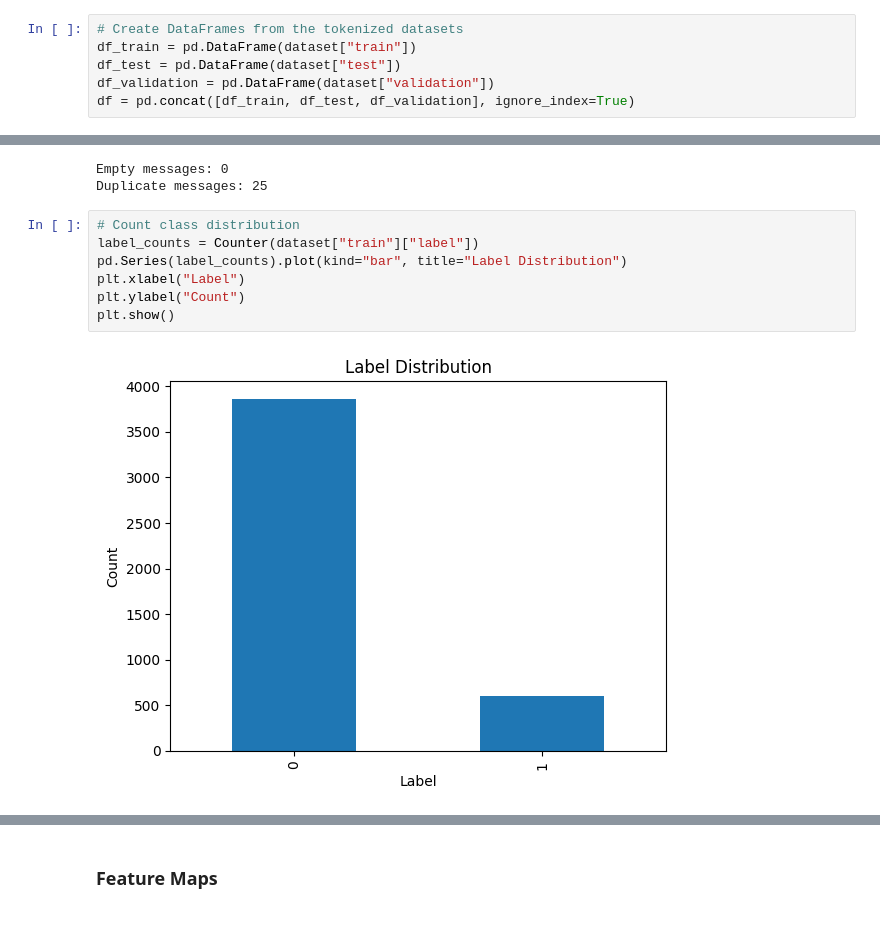
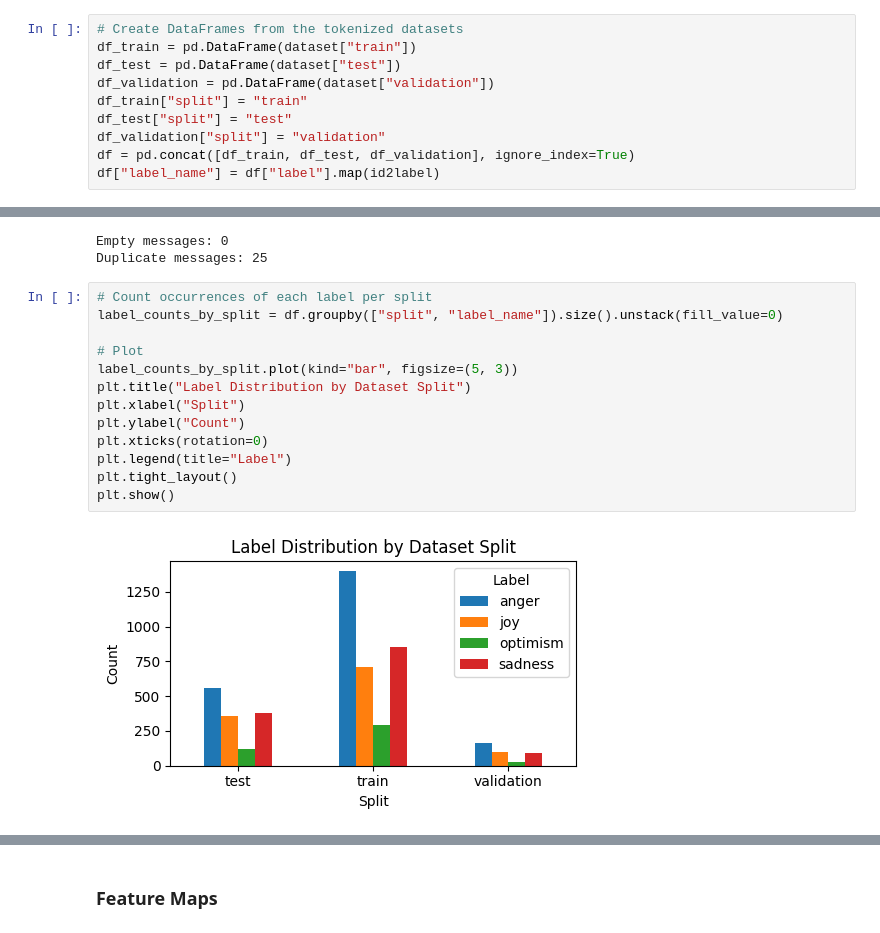
Before and after one commit to mxagar/llm_peft_fine_tuning_example, a Jupyter notebook: llm_peft.ipynb, the cells around one changed output, grey strips where cells are left out. Cells and saved outputs as stored; diff of their text form.

```diff
--- a/llm_peft.ipynb
+++ b/llm_peft.ipynb
@@ -251,4 +253,8 @@ from wordcloud import WordCloud
 df_train = pd.DataFrame(dataset["train"])
 df_test = pd.DataFrame(dataset["test"])
 df_validation = pd.DataFrame(dataset["validation"])
+df_train["split"] = "train"
+df_test["split"] = "test"
+df_validation["split"] = "validation"
 df = pd.concat([df_train, df_test, df_validation], ignore_index=True)
+df["label_name"] = df["label"].map(id2label)
@@ -260,12 +275,18 @@ print("Duplicate messages:", df["text"].duplicated().sum())
 Empty messages: 0
 Duplicate messages: 25
 # %%
-# Count class distribution
-label_counts = Counter(dataset["train"]["label"])
-pd.Series(label_counts).plot(kind="bar", title="Label Distribution")
-plt.xlabel("Label")
+# Count occurrences of each label per split
+label_counts_by_split = df.groupby(["split", "label_name"]).size().unstack(fill_value=0)
+
+# Plot
+label_counts_by_split.plot(kind="bar", figsize=(5, 3))
+plt.title("Label Distribution by Dataset Split")
+plt.xlabel("Split")
 plt.ylabel("Count")
+plt.xticks(rotation=0)
+plt.legend(title="Label")
+plt.tight_layout()
 plt.show()
 # %% [output]
-[figure, old version]
+[figure, new version]
 # %%
```
Also changed, not shown: parts of 31 cells of this notebook.
